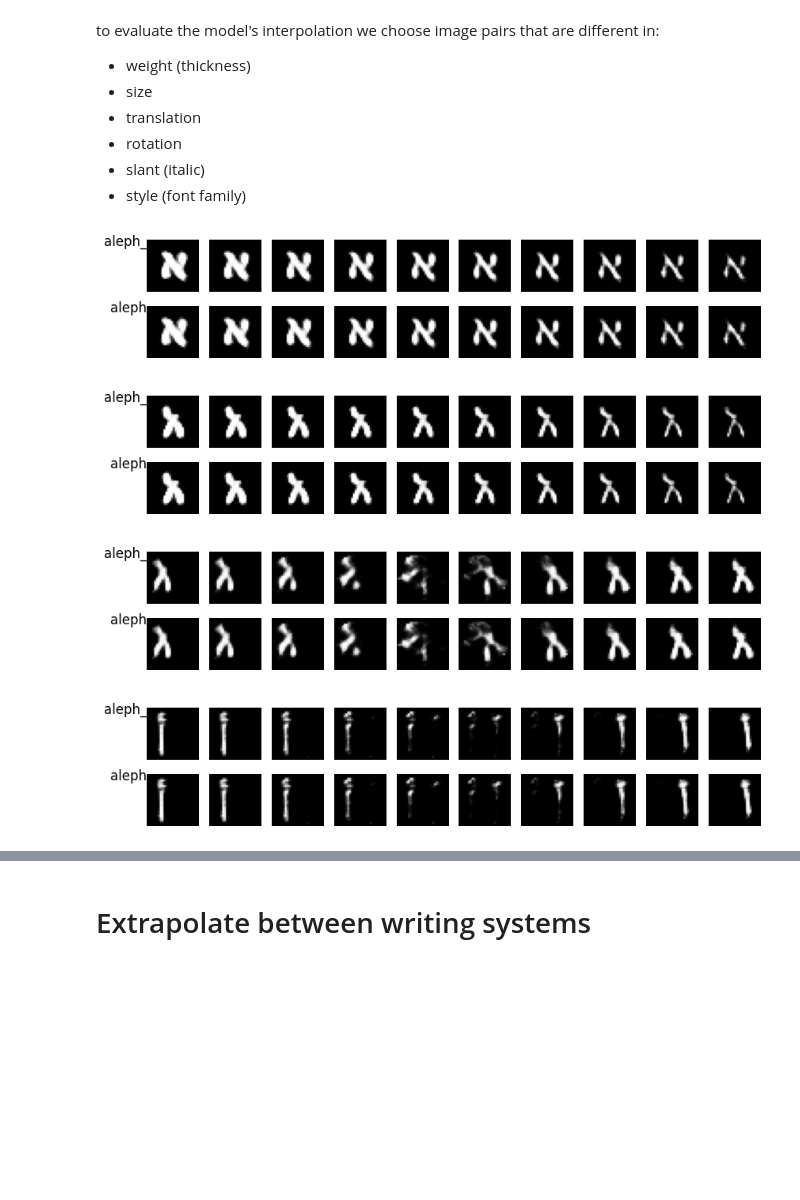
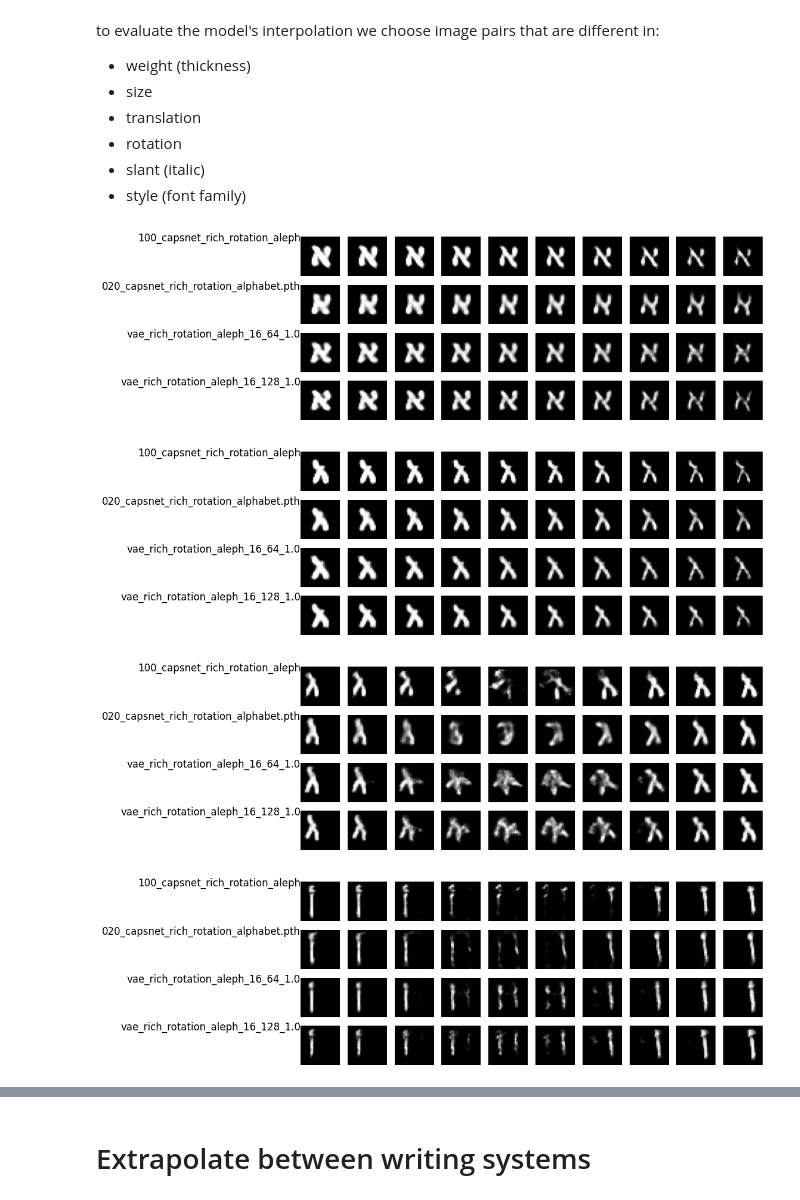
Before and after one commit to bensapirstein/DeepGraphemics, a Jupyter notebook: 7_capsnet_evaluation.ipynb, the cells around one changed output, grey strips where cells are left out. Drawn from its saved outputs; the diff is of its cells as text; code cells hidden in the pictures; blank space fills up the shorter version.

Commit message:
Full capsnet evaluation

```diff
--- a/7_capsnet_evaluation.ipynb
+++ b/7_capsnet_evaluation.ipynb
@@ -119,7 +166,7 @@ for i in range(8):
 We can visualize what an individual dimension of a capsule represents by perturbing values of each dimension (sec. 5.1. of the paper, figure 4).
 Each row shows the reconstruction when one of the 16 dimensions in the DigitCaps representation is tweaked by intervals of 0.05 in the range [−0.25, 0.25].
 # %%
-digit, label = images[2], labels[2]
+digit, label = images[5], labels[5]
 perturbed_reconstructions = []
 perturbation_values = [0.05*i for i in range(-5, 6)]
 digit_caps = get_digit_caps(model, digit)
@@ -165,7 +212,7 @@ dataloader = DataLoader(dataset, batch_size=128, shuffle=True)
 from PIL import Image
 
 
-def get_latent_representation(model, dataloader, device):
+def get_latent_representation(model, dataloader, device, override_y=None):
     images = []
     reconstructions = []
     latent_representations = []
@@ -181,7 +228,10 @@ def get_latent_representation(model, dataloader, device):
 
             x = x.to(device)
             digit_caps, probs = model.capsnet(x)
-            recon = model.reconstruction_net(digit_caps, y)
+            if override_y is None:
+                recon = model.reconstruction_net(digit_caps, y)
+            else:
+                recon = model.reconstruction_net(digit_caps, torch.ones_like(y) * override_y)
             latent_representations.append(digit_caps)
             reconstructions.append(recon.data.view(-1, 1, 28, 28))
             labels.append(y)
@@ -198,7 +248,7 @@ def get_latent_representation(model, dataloader, device):
 
     return images, labels, latent_representations, pil_reconstructions
 
-images, y, z, reconstructions = get_latent_representation(model, dataloader, device)
+images, y, z, reconstructions = get_latent_representation(model, dataloader, device, override_y=letter_idx)
 # %% [markdown]
 If the latent dimension is bigger than 2, we can't visualize it.
 We use tSNE to reduce the dimension to 2.
@@ -330,58 +425,58 @@ geez_char = 'አ'
 ar_label = 2
 geez_label = 4
 heb_label = 5
+
+models = (vae_models, script_labeled_capsnets, letter_labeled_capsnets)
+# %%
+def load_image_as_tensor(image_path):
+    img = Image.open(image_path).convert('L')
+    ts = transforms.ToTensor()(img).unsqueeze(0)
+    return ts
 # %%
 # Weight
 thin_path = f"datasets/base_dataset/{letter}/Hebrew/{letter}_Hebrew_NotoSansHebrew-Thin_{heb_char}_22_0.0.png"
 thick_path = f"datasets/base_dataset/{letter}/Hebrew/{letter}_Hebrew_NotoSansHebrew-Black_{heb_char}_22_0.0.png"
 
 # load images and convert to tensors, then call plot_interpolation
-thin_img = Image.open(thin_path).convert('L')
-thick_img = Image.open(thick_path).convert('L')
-thin = transforms.ToTensor()(thin_img).unsqueeze(0)
-thick = transforms.ToTensor()(thick_img).unsqueeze(0)
-plot_interpolation({"aleph_":model, "aleph":model}, 10, thin, thick, heb_label)
+thin = load_image_as_tensor(thin_path)
+thick = load_image_as_tensor(thick_path)
+
+plot_interpolation(models, 10, thin, thick, heb_label, letter_idx)
 # %% [output]
-[figure, old version]
+[figure, new version]
 # %%
 # Weight
 thin_path = f"datasets/base_dataset/{letter}/Ge'ez/{letter}_Ge'ez_NotoSansEthiopic-Thin_{geez_char}_22_0.0.png"
 thick_path = f"datasets/base_dataset/{letter}/Ge'ez/{letter}_Ge'ez_NotoSansEthiopic-Black_{geez_char}_22_0.0.png"
 
-# load images and convert to tensors, then call plot_interpolation
-thin_img = Image.open(thin_path).convert('L')
-thick_img = Image.open(thick_path).convert('L')
-thin = transforms.ToTensor()(thin_img).unsqueeze(0)
-thick = transforms.ToTensor()(thick_img).unsqueeze(0)
-plot_interpolation({"aleph_":model, "aleph":model}, 10, thin, thick, geez_label)
+thin = load_image_as_tensor(thin_path)
+thick = load_image_as_tensor(thick_path)
+
+plot_interpolation(models, 10, thin, thick, geez_label, letter_idx)
 # %% [output]
-[figure, old version]
+[figure, new version]
 # %%
 # Translation
 left_path = f"datasets/rich_moderate_dataset/{letter}/Ge'ez/aleph_Ge'ez_NotoSansEthiopic_ExtraCondensed-Medium_አ_24_7.435685915636043.png"
 right_path = f"datasets/rich_moderate_dataset/{letter}/Ge'ez/aleph_Ge'ez_NotoSansEthiopic_ExtraCondensed-Medium_አ_25_-2.25041704772947.png"
 
-# load images and convert to tensors, then call plot_interpolation
-left_img = Image.open(left_path).convert('L')
-right_img = Image.open(right_path).convert('L')
-left = transforms.ToTensor()(left_img).unsqueeze(0)
-right = transforms.ToTensor()(right_img).unsqueeze(0)
-plot_interpolation({"aleph_":model, "aleph":model}, 10, right, left, geez_label)
+left = load_image_as_tensor(left_path)
+right = load_image_as_tensor(right_path)
+
+plot_interpolation(models, 10, right, left, geez_label, letter_idx)
 # %% [output]
-[figure, old version]
+[figure, new version]
 # %%
 # Translation
 left_path = f"datasets/moderate_dataset/{letter}/Arabic/aleph_Arabic_NotoKufiArabic-ExtraLight_أ_23_0.8197145669735337.png"
 right_path = f"datasets/moderate_dataset/{letter}/Arabic/aleph_Arabic_NotoKufiArabic-Light_أ_22_-6.885105878513751.png"
 
-# load images and convert to tensors, then call plot_interpolation
-left_img = Image.open(left_path).convert('L')
-right_img = Image.open(right_path).convert('L')
-left = transforms.ToTensor()(left_img).unsqueeze(0)
-right = transforms.ToTensor()(right_img).unsqueeze(0)
-plot_interpolation({"aleph_":model, "aleph":model}, 10, right, left, ar_label)
+left = load_image_as_tensor(left_path)
+right = load_image_as_tensor(right_path)
+
+plot_interpolation(models, 10, right, left, ar_label, letter_idx)
 # %% [output]
-[figure, old version]
+[figure, new version]
 # %%
 # Translation
 small_path = f"datasets/moderate_dataset/{letter}/Hebrew/aleph_Hebrew_OS Aran_400FFC_א_25_2.715677593407859.png"
```
Also changed, not shown: parts of 22 cells of this notebook, 3 other files.
